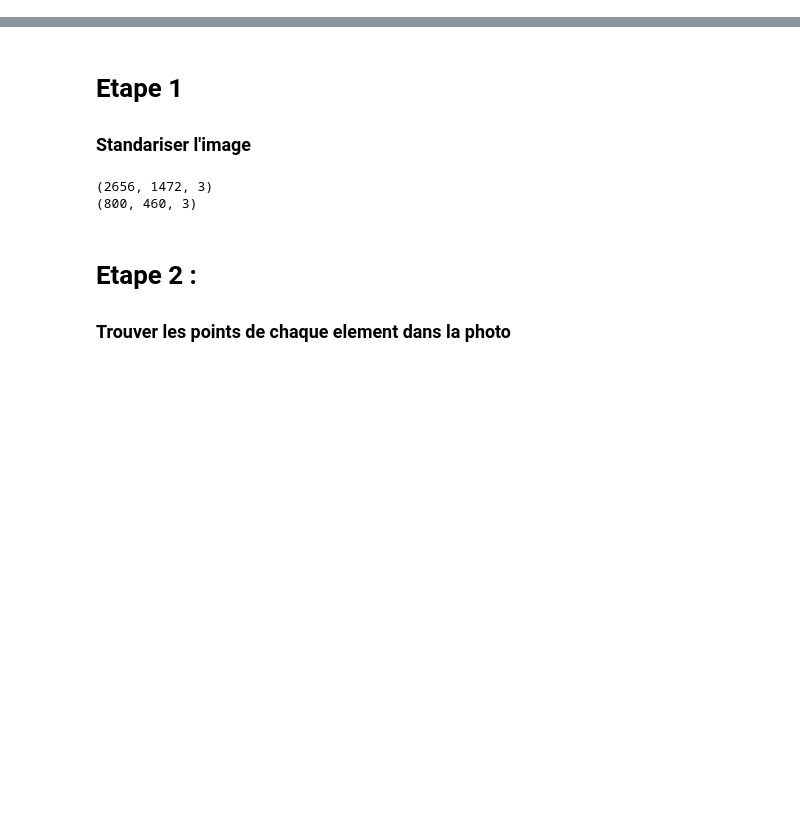
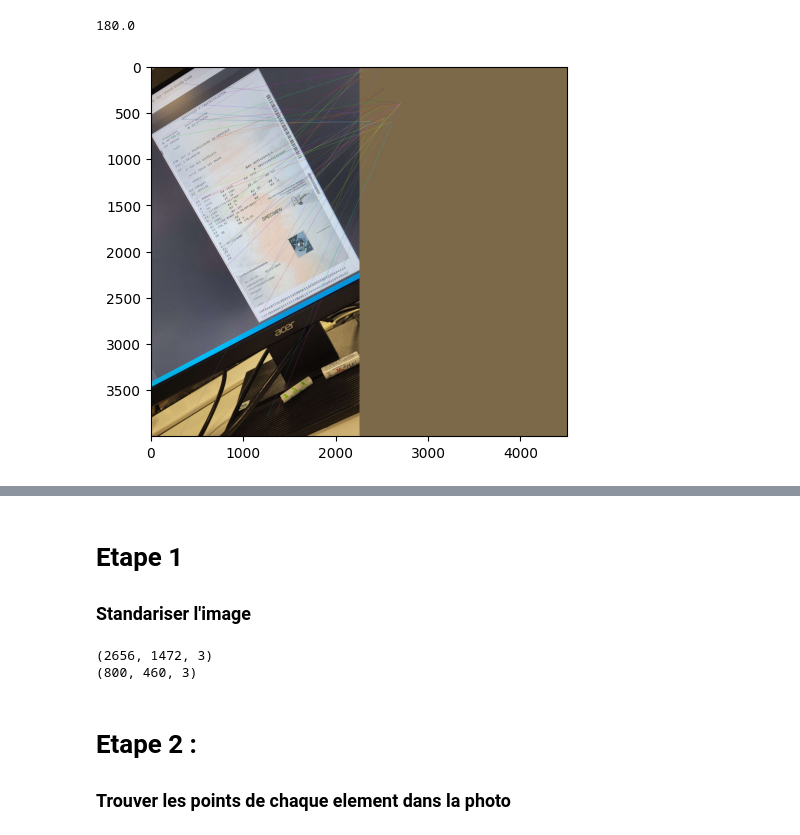
Before and after one commit to StevenDelval/ocr, a Jupyter notebook: OCR_CG_V0.ipynb, the cells around one changed output, grey strips where cells are left out. Saved outputs shown, nothing was run; the diff lists cells and outputs as text; code cells hidden in the pictures; blank space fills up the shorter version.

```diff
--- a/OCR_CG_V0.ipynb
+++ b/OCR_CG_V0.ipynb
@@ -9,0 +110,5 @@ import numpy as np
+# %%
+detect_angle_of_rotation(img_test)
+# %% [output]
+180.0
+[figure, added]
```
Also changed, not shown: parts of 7 cells of this notebook, 2 other files.
